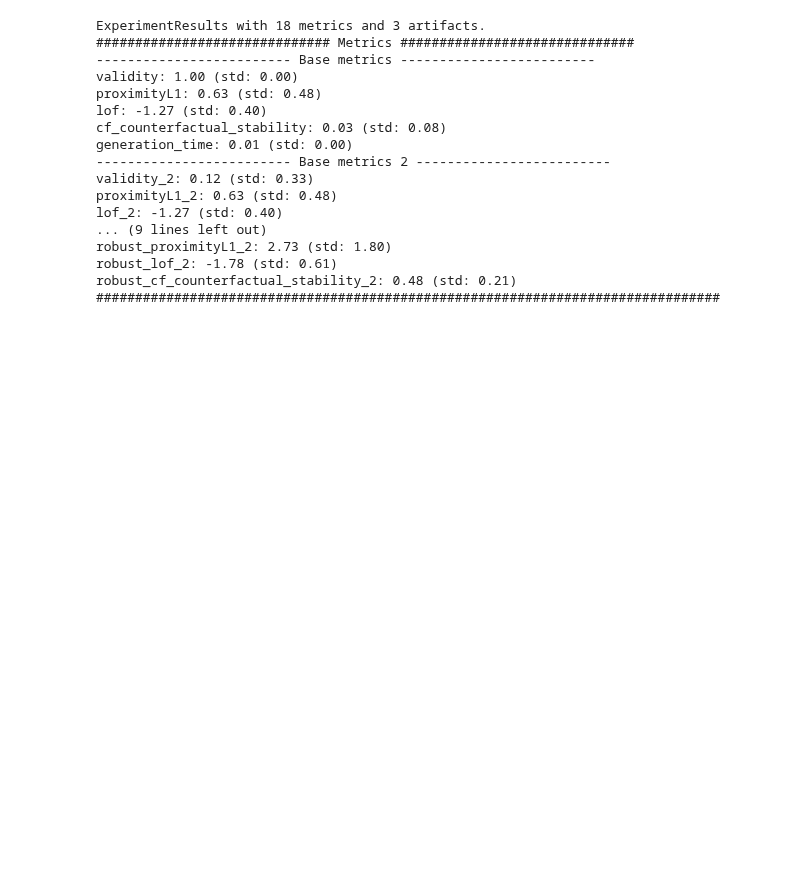
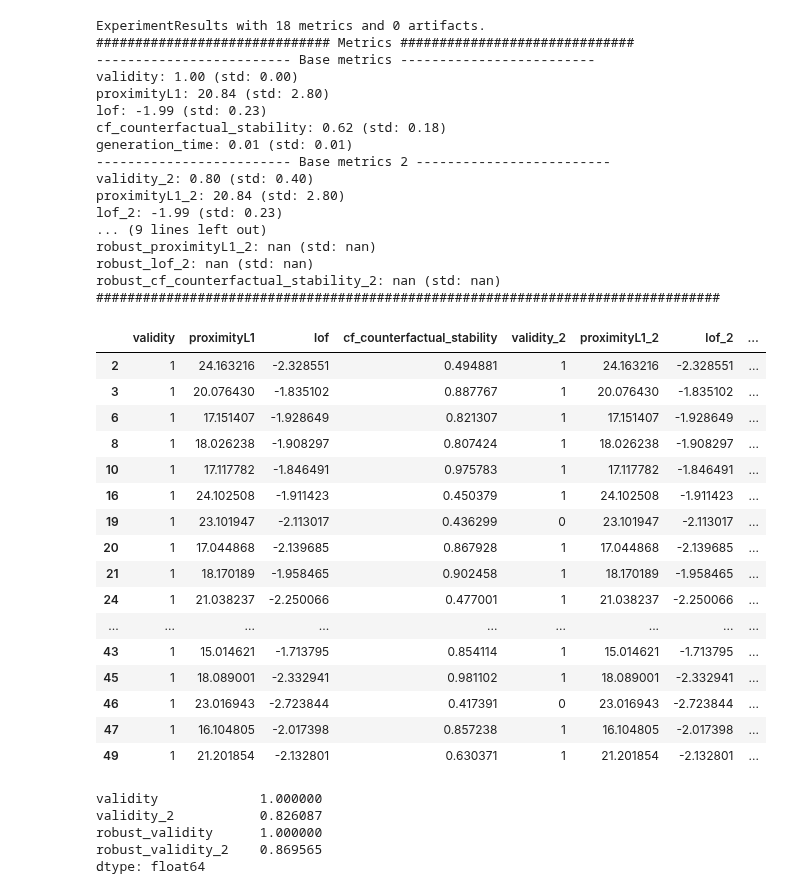
Before and after one commit to istepka/betarce, a Jupyter notebook: src/results_analysis2.ipynb, the cells around one changed output. Drawn from its saved outputs; the diff is of its cells as text; code cells hidden in the pictures; blank space fills up the shorter version.

```diff
--- a/src/results_analysis2.ipynb
+++ b/src/results_analysis2.ipynb
@@ -12,27 +12,59 @@ if 'src' in os.getcwd():
     print(os.getcwd())
 
 folder = 'results_bench'
-name = 'torch-gs-mlp-b7'
+name = 'torch-german-gs-twods-a6'
 
 idx = 0
 es_base: ExperimentResults = ExperimentResults.load_results_from_file(f'{folder}/{name}_{idx}.joblib')
 
 es_base.pretty_print_robust_vs_base()
 # %% [output]
-ExperimentResults with 18 metrics and 3 artifacts.
+ExperimentResults with 18 metrics and 0 artifacts.
 ############################## Metrics ##############################
 ------------------------- Base metrics -------------------------
 validity: 1.00 (std: 0.00)
-proximityL1: 0.63 (std: 0.48)
-lof: -1.27 (std: 0.40)
-cf_counterfactual_stability: 0.03 (std: 0.08)
-generation_time: 0.01 (std: 0.00)
+proximityL1: 20.84 (std: 2.80)
+lof: -1.99 (std: 0.23)
+cf_counterfactual_stability: 0.62 (std: 0.18)
+generation_time: 0.01 (std: 0.01)
 ------------------------- Base metrics 2 -------------------------
-validity_2: 0.12 (std: 0.33)
-proximityL1_2: 0.63 (std: 0.48)
-lof_2: -1.27 (std: 0.40)
+validity_2: 0.80 (std: 0.40)
+proximityL1_2: 20.84 (std: 2.80)
+lof_2: -1.99 (std: 0.23)
 ... (9 lines left out)
-robust_proximityL1_2: 2.73 (std: 1.80)
-robust_lof_2: -1.78 (std: 0.61)
-robust_cf_counterfactual_stability_2: 0.48 (std: 0.21)
+robust_proximityL1_2: nan (std: nan)
+robust_lof_2: nan (std: nan)
+robust_cf_counterfactual_stability_2: nan (std: nan)
 ################################################################################
+# %%
+es_base.get_results_as_pandas().dropna()
+# %% [output]
+|  | validity | proximityL1 | lof | cf_counterfactual_stability | validity_2 | proximityL1_2 | lof_2 | ... |
+| 2 | 1 | 24.163216 | -2.328551 | 0.494881 | 1 | 24.163216 | -2.328551 | ... |
+| 3 | 1 | 20.076430 | -1.835102 | 0.887767 | 1 | 20.076430 | -1.835102 | ... |
+| 6 | 1 | 17.151407 | -1.928649 | 0.821307 | 1 | 17.151407 | -1.928649 | ... |
+| 8 | 1 | 18.026238 | -1.908297 | 0.807424 | 1 | 18.026238 | -1.908297 | ... |
+| 10 | 1 | 17.117782 | -1.846491 | 0.975783 | 1 | 17.117782 | -1.846491 | ... |
+| 16 | 1 | 24.102508 | -1.911423 | 0.450379 | 1 | 24.102508 | -1.911423 | ... |
+| 19 | 1 | 23.101947 | -2.113017 | 0.436299 | 0 | 23.101947 | -2.113017 | ... |
+| 20 | 1 | 17.044868 | -2.139685 | 0.867928 | 1 | 17.044868 | -2.139685 | ... |
+| 21 | 1 | 18.170189 | -1.958465 | 0.902458 | 1 | 18.170189 | -1.958465 | ... |
+| 24 | 1 | 21.038237 | -2.250066 | 0.477001 | 1 | 21.038237 | -2.250066 | ... |
+| ... | ... | ... | ... | ... | ... | ... | ... | ... |
+| 43 | 1 | 15.014621 | -1.713795 | 0.854114 | 1 | 15.014621 | -1.713795 | ... |
+| 45 | 1 | 18.089001 | -2.332941 | 0.981102 | 1 | 18.089001 | -2.332941 | ... |
+| 46 | 1 | 23.016943 | -2.723844 | 0.417391 | 0 | 23.016943 | -2.723844 | ... |
+| 47 | 1 | 16.104805 | -2.017398 | 0.857238 | 1 | 16.104805 | -2.017398 | ... |
+| 49 | 1 | 21.201854 | -2.132801 | 0.630371 | 1 | 21.201854 | -2.132801 | ... |
+# %%
+res = es_base.get_results_as_pandas()
+res = res.dropna() #TODO investigate what causes nulls
+res = res[res['robust_validity'] > 0] #TODO fix so robust cf is always valid for model 1
+cols = [x for x in res.columns if 'validity' in x]
+res[cols].mean()
+# %% [output]
+validity             1.000000
+validity_2           0.826087
+robust_validity      1.000000
+robust_validity_2    0.869565
+dtype: float64
```
Also changed, not shown: parts of 2 cells of this notebook, 1 other file.
